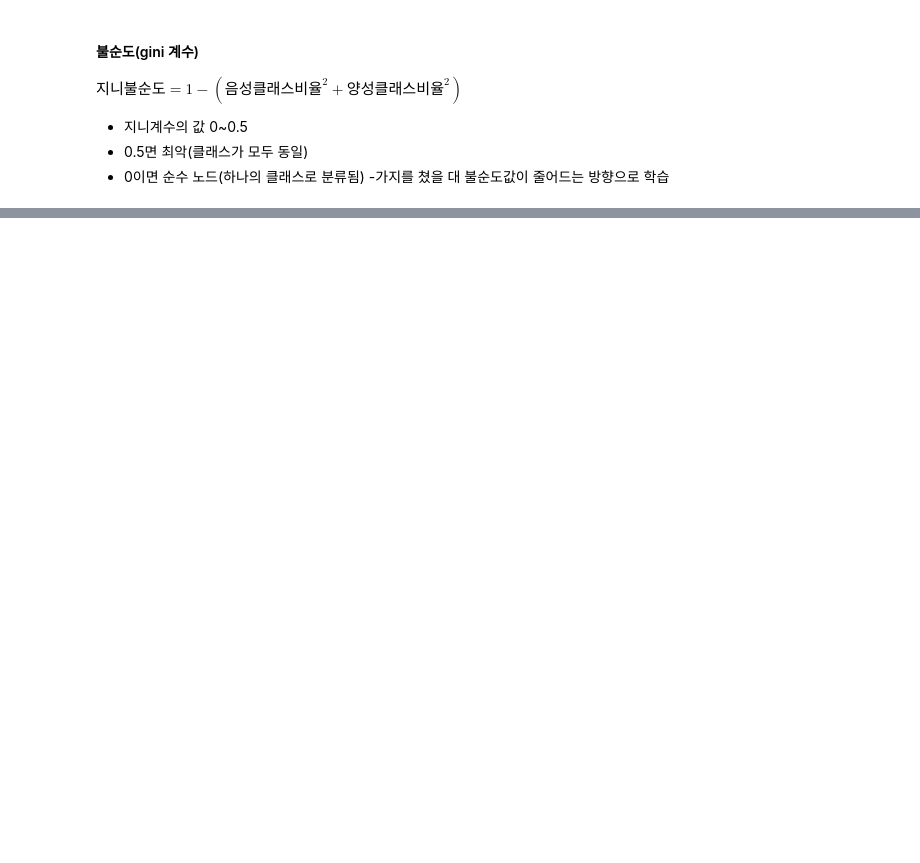
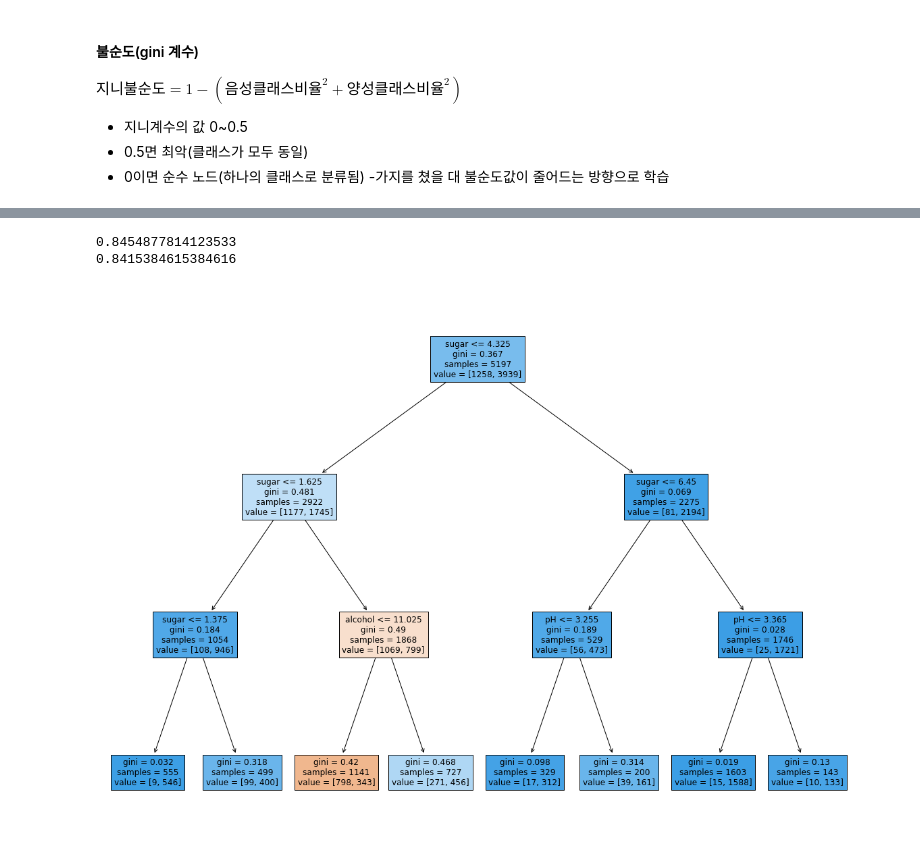
Before and after one commit to park-cheol/CNU-Python_basic, a Jupyter notebook: pandas/결정 트리 모델.ipynb, the cells around one changed output, grey strips where cells are left out. Cells and saved outputs as stored; diff of their text form; code cells hidden in the pictures; blank space fills up the shorter version.

```diff
--- a/pandas/결정 트리 모델.ipynb
+++ b/pandas/결정 트리 모델.ipynb
@@ -112,0 +132,19 @@ $지니불순도= 1-(음성클래스비율^2 + 양성클래스비율 ^2)$
+# %%
+# 결정 트리 모델은 특징의 정규화 필요 없음
+# - 트리 모델은 불순도(gini) 즉 클래스 비율로 계산
+
+dt = DecisionTreeClassifier(max_depth=3, random_state=42)
+dt.fit(train_x, train_y)
+
+# *_scaled: Normalized value
+print(dt.score(train_x, train_y))
+print(dt.score(test_x, test_y))
+# %% [output]
+0.8454877814123533
+0.8415384615384616
+# %%
+plt.figure(figsize=(20, 15))
+plot_tree(dt, filled=True, feature_names=['alcohol', 'sugar', 'pH'])
+plt.show()
+# %% [output]
+[figure, added]
```
Also changed, not shown: parts of 12 cells of this notebook, 1 other file.
